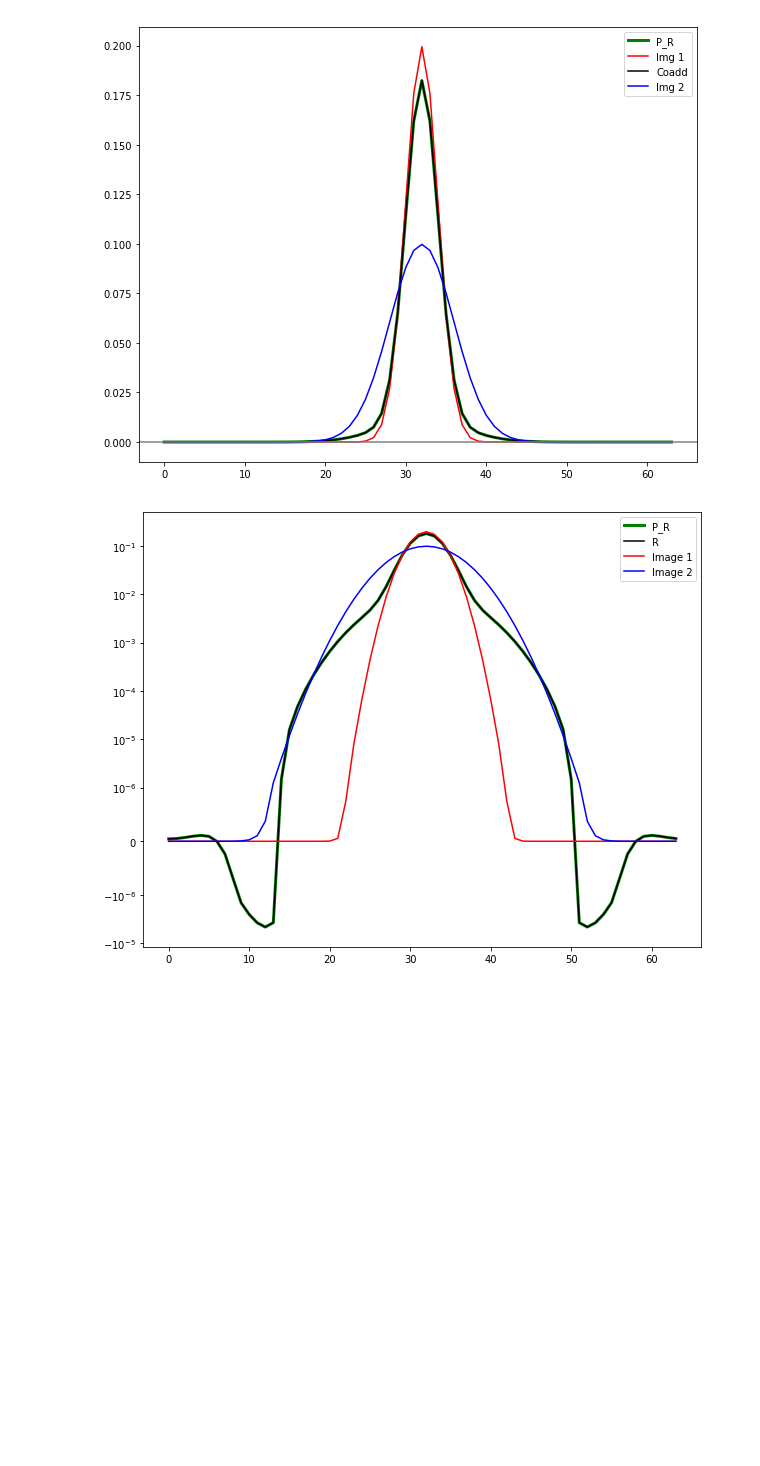
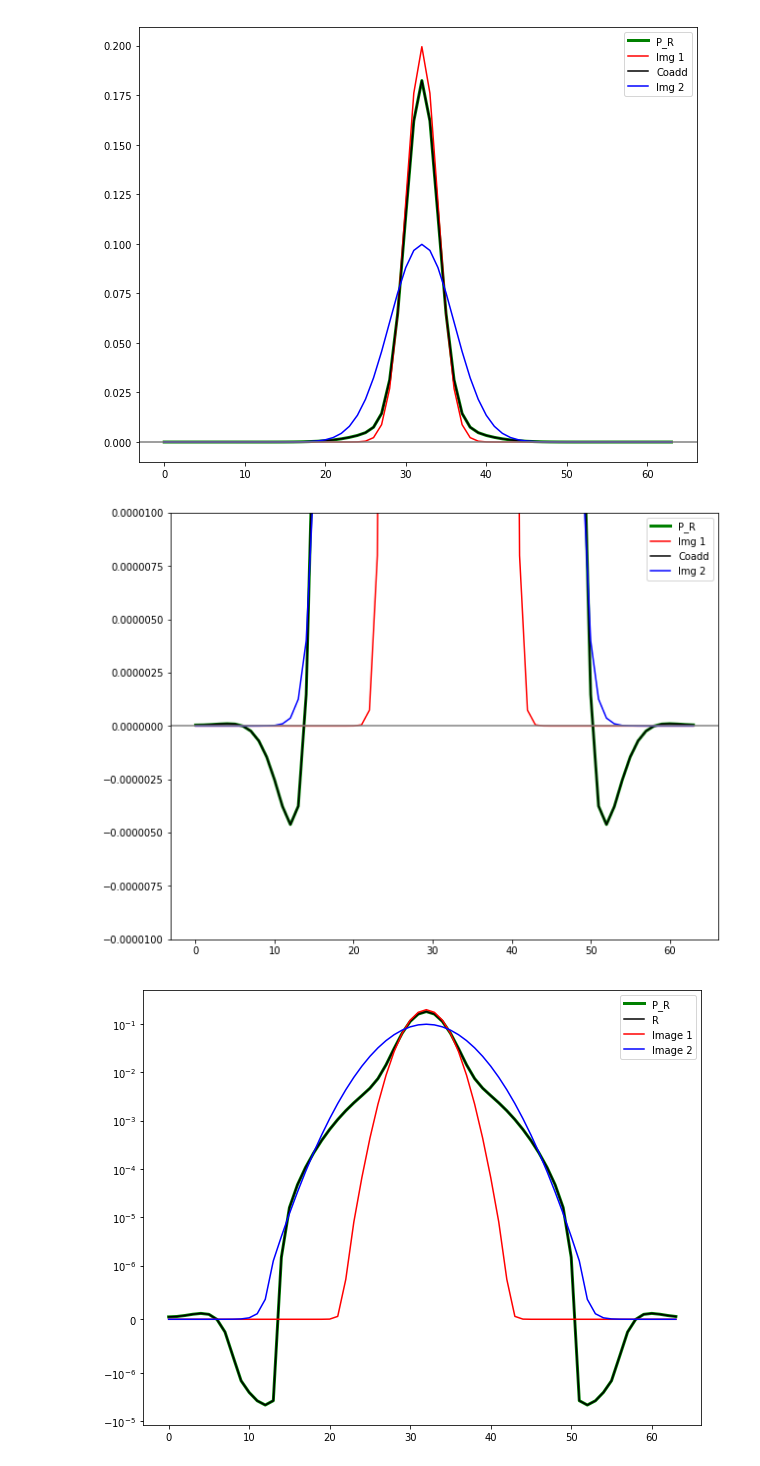
Before and after one commit to dstndstn/detection-paper, a Jupyter notebook: zackay.ipynb, the cells around one changed output. Drawn from its saved outputs; the diff is of its cells as text; code cells hidden in the pictures; blank space fills up the shorter version.

```diff
--- a/zackay.ipynb
+++ b/zackay.ipynb
@@ -242,6 +242,16 @@ plt.legend()
 plt.axhline(0, color='0.5');
 # %% [output]
 [figure]
+# %%
+plt.plot(imgPR[cy,:] / np.sum(imgPR[cy,:]), 'g', lw=3, label='P_R');
+plt.plot(img1[cy,:] / np.sum(img1[cy,:]), color='r', label='Img 1')
+plt.plot(imgR[cy,:] / np.sum(imgR[cy,:]), color='k', label='Coadd')
+plt.plot(img2[cy,:] / np.sum(img2[cy,:]), color='b', label='Img 2')
+plt.legend()
+plt.axhline(0, color='0.5');
+plt.ylim(-1e-5, 1e-5);
+# %% [output]
+[figure, added]
 # %%
 plt.plot(imgPR[cy,:] / np.sum(imgPR[cy,:]), 'g', lw=3, label='P_R');
 plt.plot(imgR[cy,:] / np.sum(imgR[cy,:]), color='k', label='R')
```
Also changed, not shown: parts of 15 cells of this notebook.
